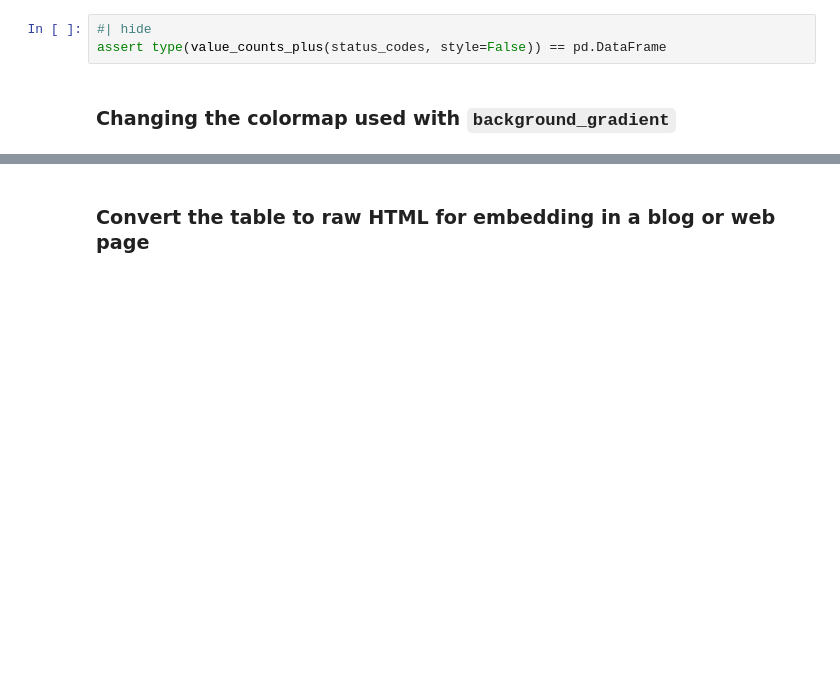
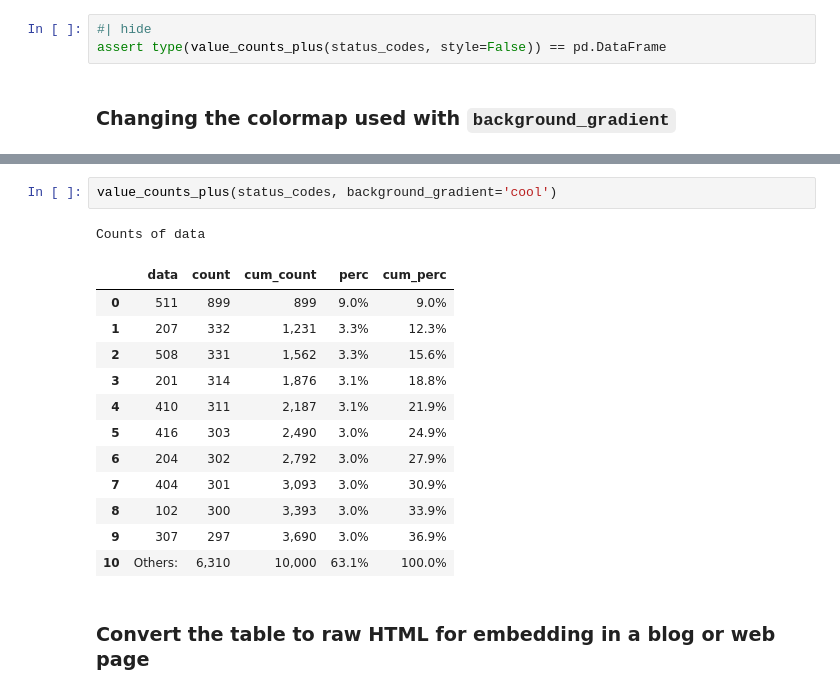
Before and after one commit to eliasdabbas/adviz, a Jupyter notebook: nbs/00_value_counts_plus.ipynb, the cells around one changed output, grey strips where cells are left out. Cells and saved outputs as stored; diff of their text form; blank space fills up the shorter version.

```diff
--- a/nbs/00_value_counts_plus.ipynb
+++ b/nbs/00_value_counts_plus.ipynb
@@ -198,3 +200,19 @@ Counts of data
+# %%
+value_counts_plus(status_codes, background_gradient='cool')
+# %% [output]
+Counts of data
+|  | data | count | cum_count | perc | cum_perc |
+| 0 | 511 | 899 | 899 | 9.0% | 9.0% |
+| 1 | 207 | 332 | 1,231 | 3.3% | 12.3% |
+| 2 | 508 | 331 | 1,562 | 3.3% | 15.6% |
+| 3 | 201 | 314 | 1,876 | 3.1% | 18.8% |
+| 4 | 410 | 311 | 2,187 | 3.1% | 21.9% |
+| 5 | 416 | 303 | 2,490 | 3.0% | 24.9% |
+| 6 | 204 | 302 | 2,792 | 3.0% | 27.9% |
+| 7 | 404 | 301 | 3,093 | 3.0% | 30.9% |
+| 8 | 102 | 300 | 3,393 | 3.0% | 33.9% |
+| 9 | 307 | 297 | 3,690 | 3.0% | 36.9% |
+| 10 | Others: | 6,310 | 10,000 | 63.1% | 100.0% |
 # %% [markdown]
 ### Convert the table to raw HTML for embedding in a blog or web page
 # %%
```
Also changed, not shown: parts of 8 cells of this notebook, 2 other files.
